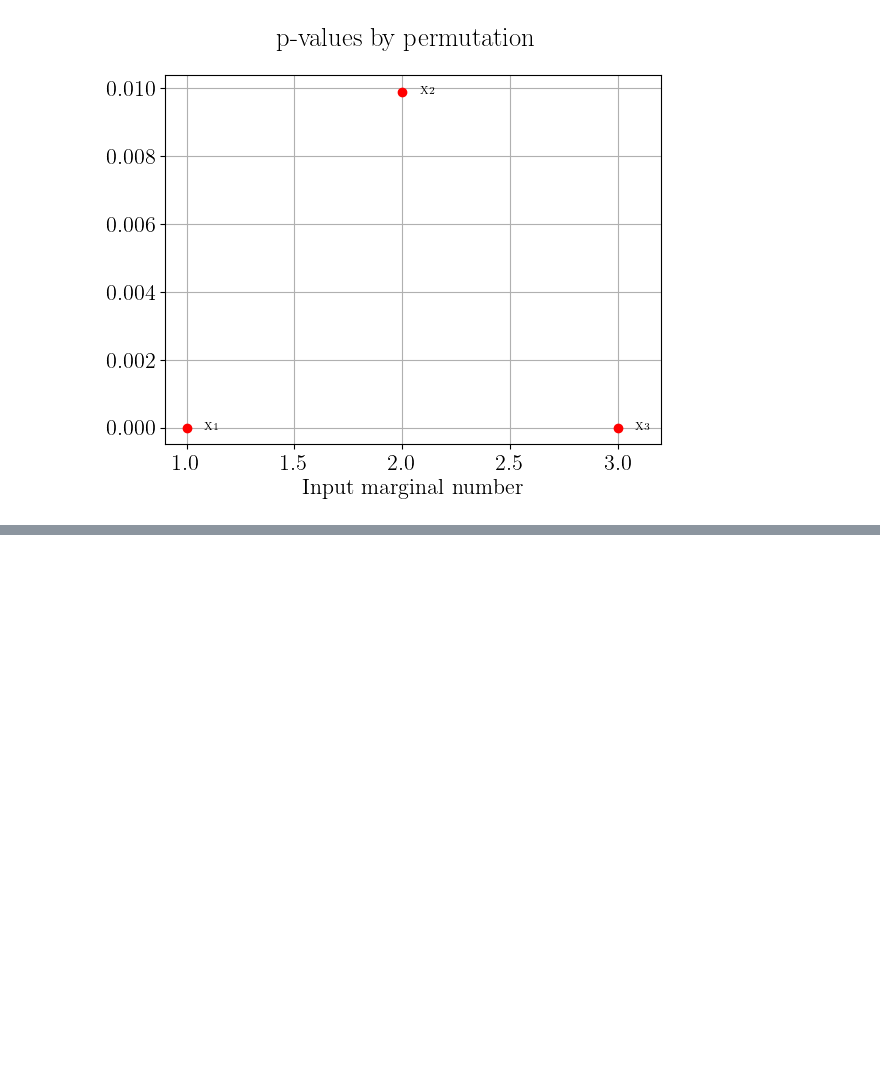
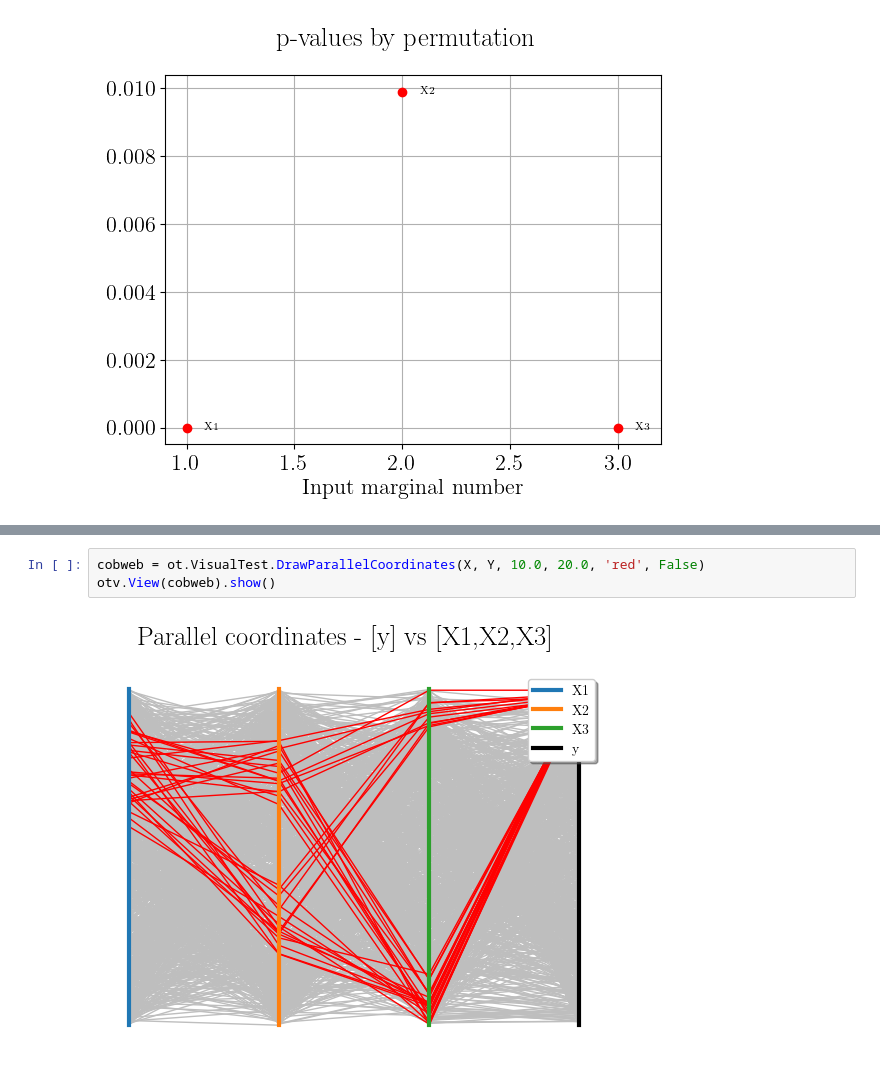
Before and after one commit to efekhari27/thesis, a Jupyter notebook: numerical_experiments/chapter1/sensitivity_analysis.ipynb, the cells around one changed output, grey strips where cells are left out. Drawn from its saved outputs; the diff is of its cells as text; blank space fills up the shorter version.

```diff
--- a/numerical_experiments/chapter1/sensitivity_analysis.ipynb
+++ b/numerical_experiments/chapter1/sensitivity_analysis.ipynb
@@ -122,0 +151,5 @@ view3 = otv.View(graph3)
+# %%
+cobweb = ot.VisualTest.DrawParallelCoordinates(X, Y, 10.0, 20.0, 'red', False)
+otv.View(cobweb).show()
+# %% [output]
+[figure, added]
```
Also changed, not shown: parts of 7 cells of this notebook, 12 other files.
